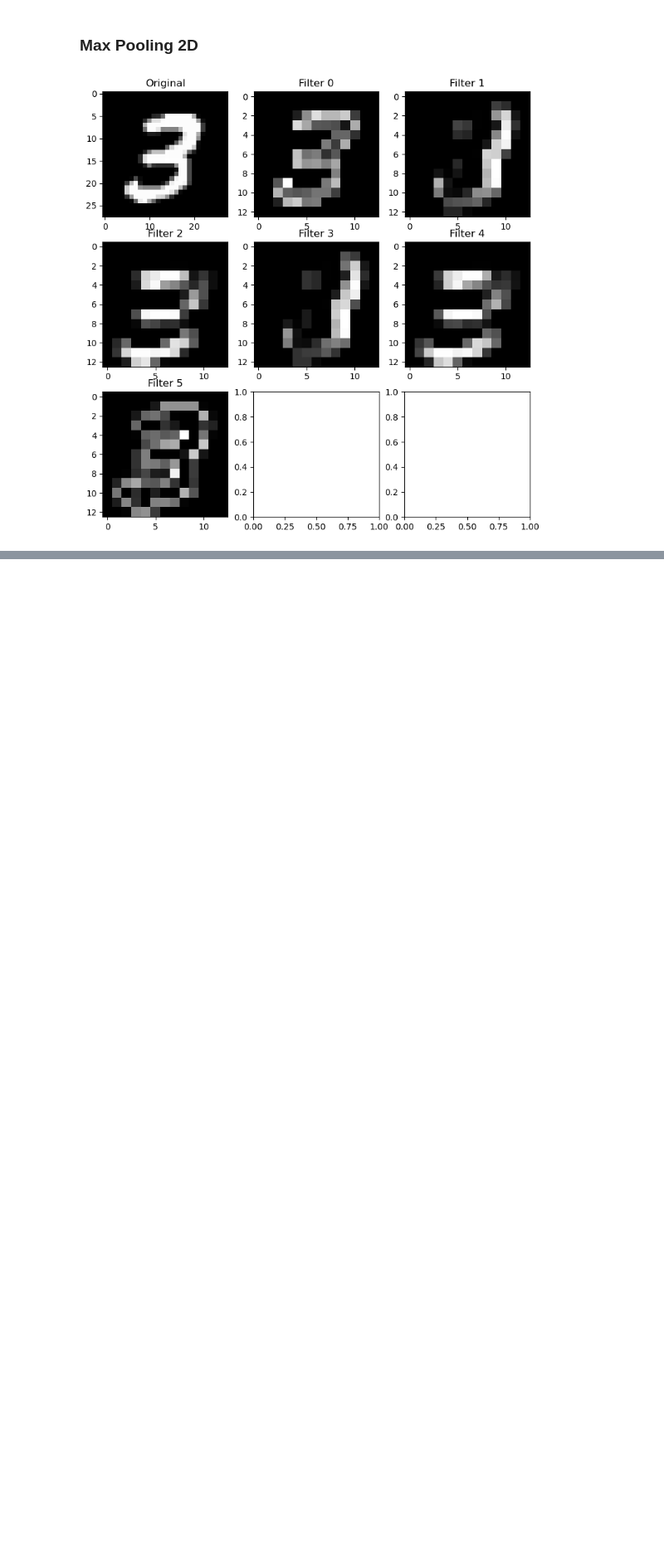
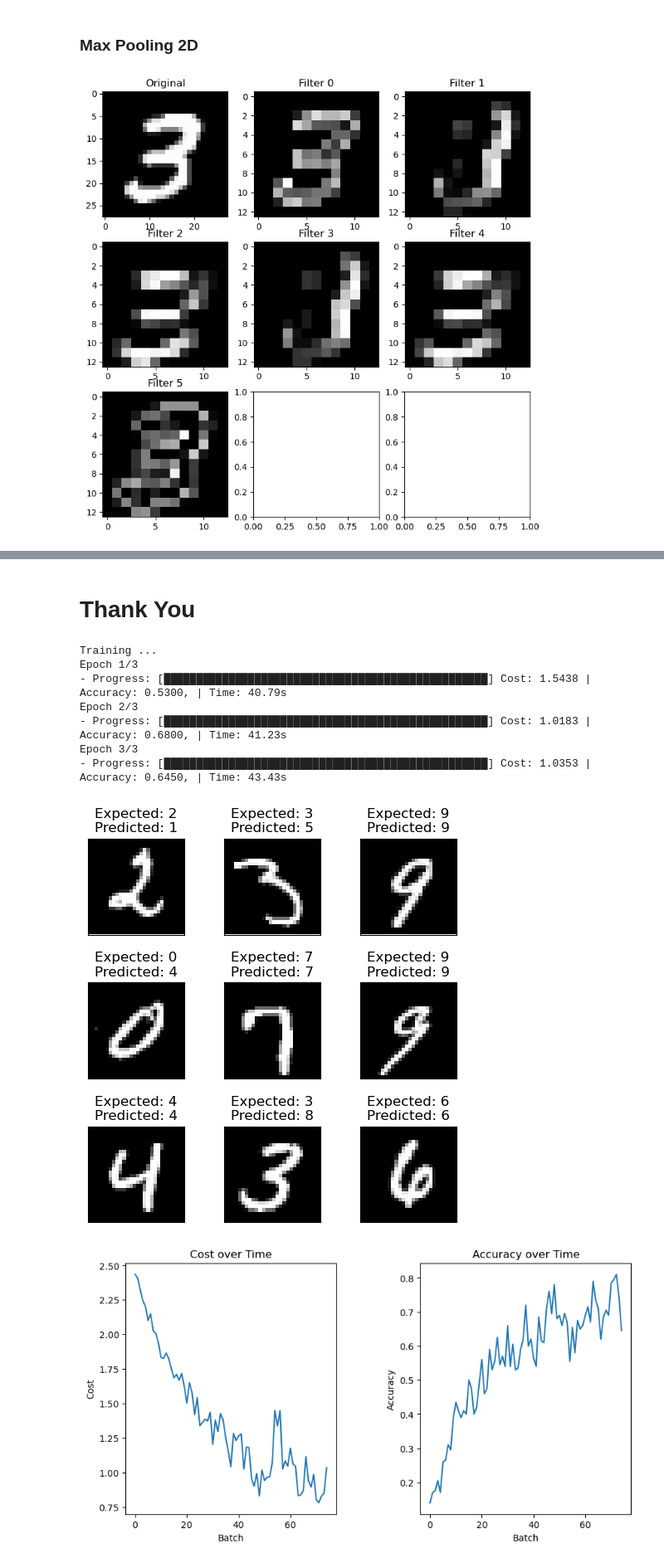
Before and after one commit to havilash/neural-network, a Jupyter notebook: docs/neural_network_notebook.ipynb, the cells around one changed output, grey strips where cells are left out. Shown at 83% size. Cells and saved outputs as stored; diff of their text form; code cells hidden in the pictures; blank space fills up the shorter version.

```diff
--- a/docs/neural_network_notebook.ipynb
+++ b/docs/neural_network_notebook.ipynb
@@ -20,6 +20,6 @@ from PIL import Image, ImageOps
 
 %matplotlib inline
 # %%
-x, y = get_mnist_data(2560)
+x, y = get_mnist_data(1000)
 # %% [markdown]
 # Neural Network
@@ -129,0 +81,2 @@ TypeError: cannot unpack non-iterable NoneType object
+# %% [markdown]
+# Thank You
@@ -129,0 +85,73 @@ TypeError: cannot unpack non-iterable NoneType object
+# %%
+input_shape = (28, 28)
+
+nn = neural_network.NeuralNetwork([
+    layers.Conv2D(ALL_FILTERS),
+    layers.MaxPooling2D(),
+    layers.Flatten(),
+    layers.Dense(13 * 13 * 6, 128, activations.ReLU),
+    layers.Dense(128, 10, activations.Softmax),
+])
+
+one_hot = lambda y: np.eye(10)[y]
+
+y = np.array([one_hot(i) for i in y])
+x_train, x_test, y_train, y_test = train_test_split(x, y, test_size=0.2, random_state=42)
+train_data = np.array(list(zip(x_train, y_train)), dtype=object)
+test_data = np.array(list(zip(x_test, y_test)), dtype=object)
+
+train_accuracies, train_costs = nn.train(
+        train_data,
+        test_data,
+        learn_rate=0.2,
+        cost=costs.CategoricalCrossEntropy,
+        batch_size=32,
+        epochs=3,
+        save=False,
+        file_name="neural_network.pkl",
+        validate_per_batch=True,
+        learn_method="threading",
+    )
+
+fig, axes = plt.subplots(3, 3, figsize=(6, 6))
+for i in range(3):
+    for j in range(3):
+        k = np.random.randint(len(test_data))
+        axes[i, j].imshow(test_data[k][0].reshape((28, 28)), cmap='gray')
+        expected = np.argmax(test_data[k][1])
+        predicted = np.argmax(nn.predict(test_data[k][0]))
+        axes[i, j].set_title(f"Expected: {expected}\nPredicted: {predicted}")
+        axes[i, j].set_xticklabels([])
+        axes[i, j].set_yticklabels([])
+        axes[i, j].tick_params(axis='both', which='both', length=0)
+fig.subplots_adjust(hspace=0.5)
+plt.show()
+
+plt.figure(figsize=(10, 5))
+plt.subplot(1, 2, 1)
+plt.plot(train_costs)
+plt.xlabel('Batch')
+plt.ylabel('Cost')
+plt.title('Cost over Time')
+
+plt.subplot(1, 2, 2)
+plt.plot(train_accuracies)
+plt.xlabel('Batch')
+plt.ylabel('Accuracy')
+plt.title('Accuracy over Time')
+
+
+plt.subplots_adjust(wspace=0.4)
+
+# Display the plot
+plt.show()
+# %% [output]
+Training ...
+Epoch 1/3
+- Progress: [██████████████████████████████████████████████████] Cost: 1.5438 | Accuracy: 0.5300, | Time: 40.79s
+Epoch 2/3
+- Progress: [██████████████████████████████████████████████████] Cost: 1.0183 | Accuracy: 0.6800, | Time: 41.23s
+Epoch 3/3
+- Progress: [██████████████████████████████████████████████████] Cost: 1.0353 | Accuracy: 0.6450, | Time: 43.43s
+[figure, added]
+[figure, added]
```
Also changed, not shown: parts of 5 cells of this notebook, 3 other files.
